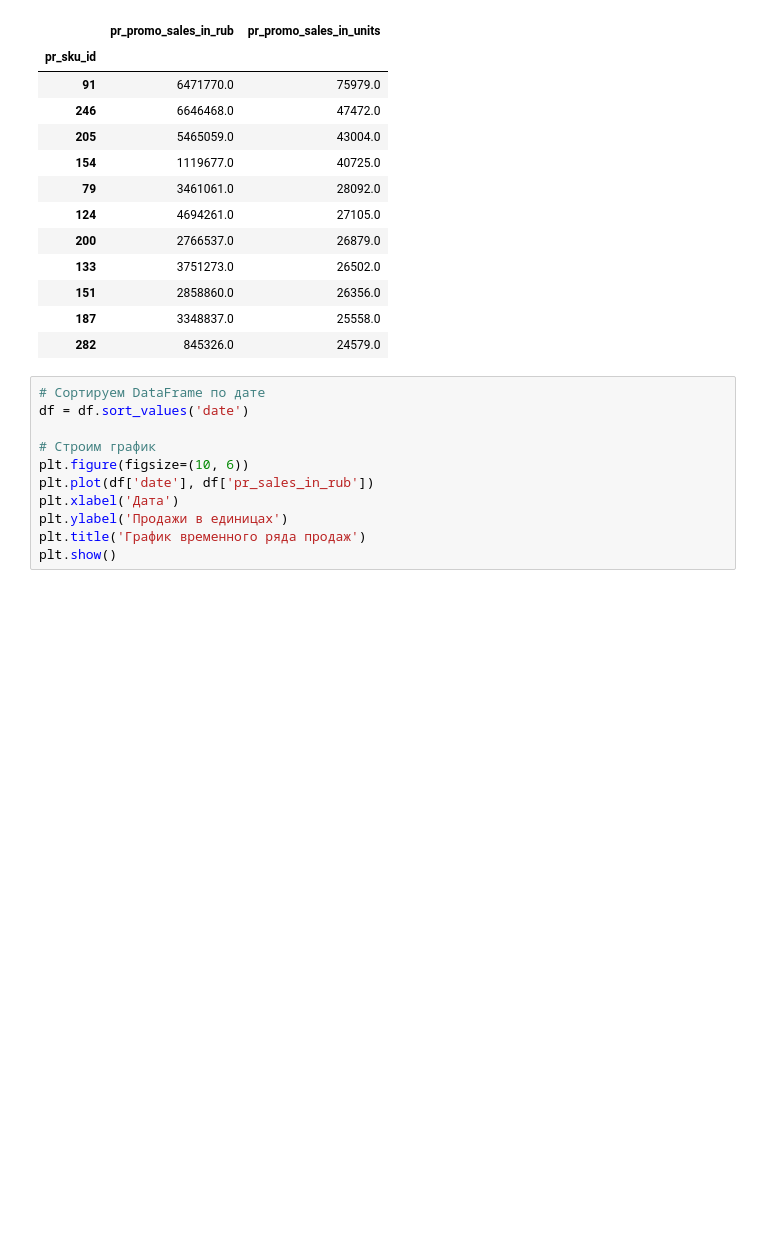
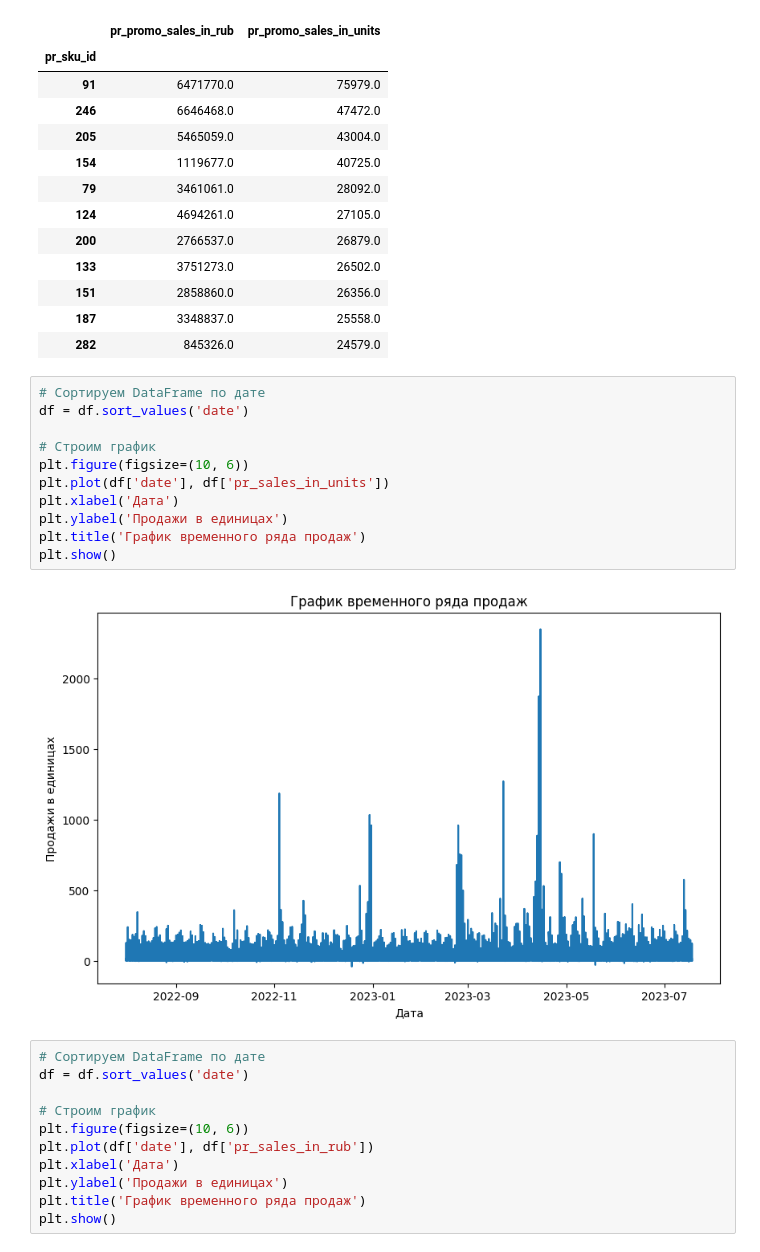
Before and after one commit to Vdol22/Proj_Lenta, a Jupyter notebook: Model.ipynb, the cells around one changed output. Cells and saved outputs as stored; diff of their text form; blank space fills up the shorter version.

```diff
--- a/Model.ipynb
+++ b/Model.ipynb
@@ -155,6 +151,19 @@ sales_and_goods_id.groupby('pr_sku_id').sum().sort_values('pr_promo_sales_in_uni
 | 151 | 2858860.0 | 26356.0 |
 | 187 | 3348837.0 | 25558.0 |
 | 282 | 845326.0 | 24579.0 |
+# %%
+# Сортируем DataFrame по дате
+df = df.sort_values('date')
+
+# Строим график
+plt.figure(figsize=(10, 6))
+plt.plot(df['date'], df['pr_sales_in_units'])
+plt.xlabel('Дата')
+plt.ylabel('Продажи в единицах')
+plt.title('График временного ряда продаж')
+plt.show()
+# %% [output]
+[figure, added]
 # %%
 # Сортируем DataFrame по дате
 df = df.sort_values('date')
```
Also changed, not shown: parts of 7 cells of this notebook.
